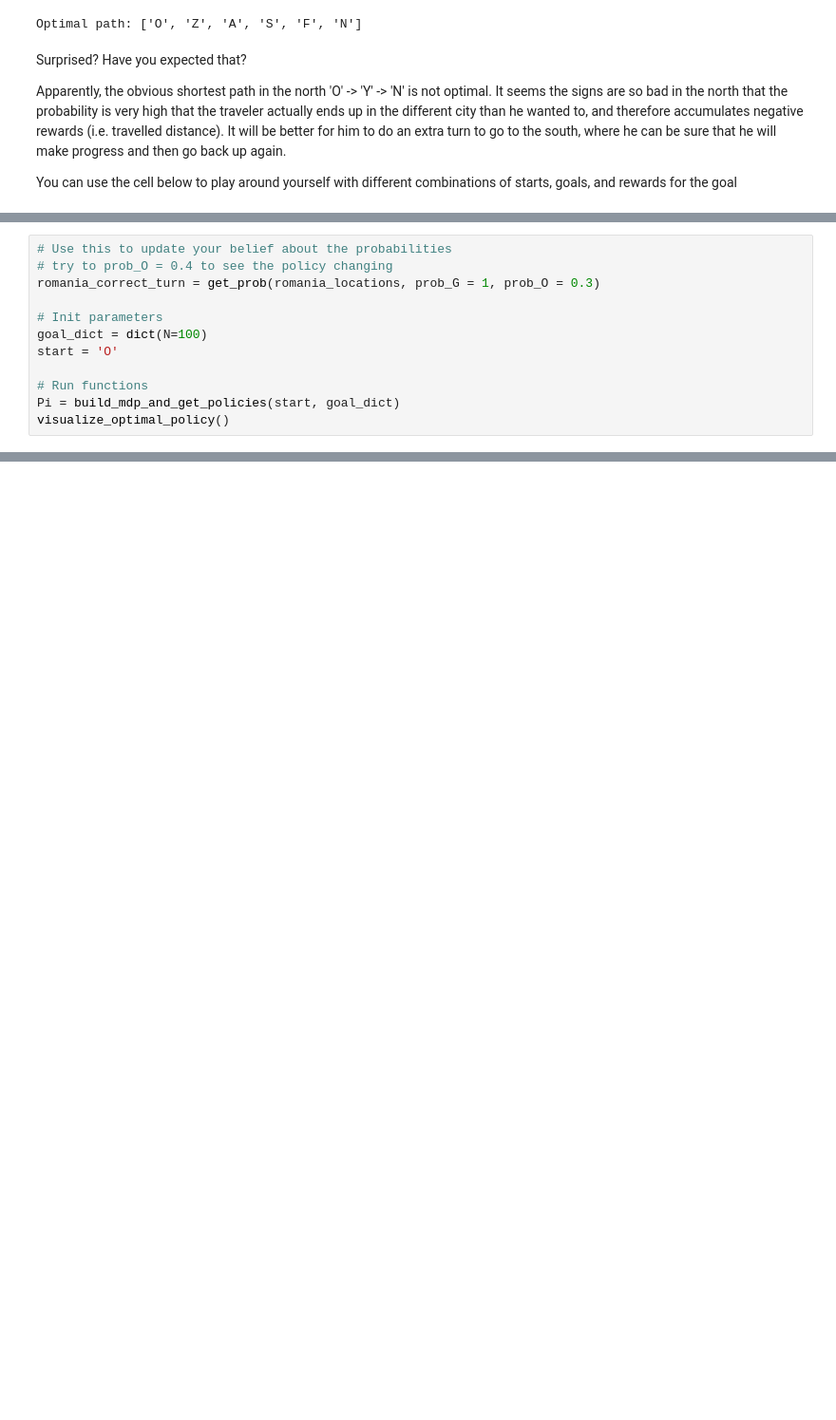
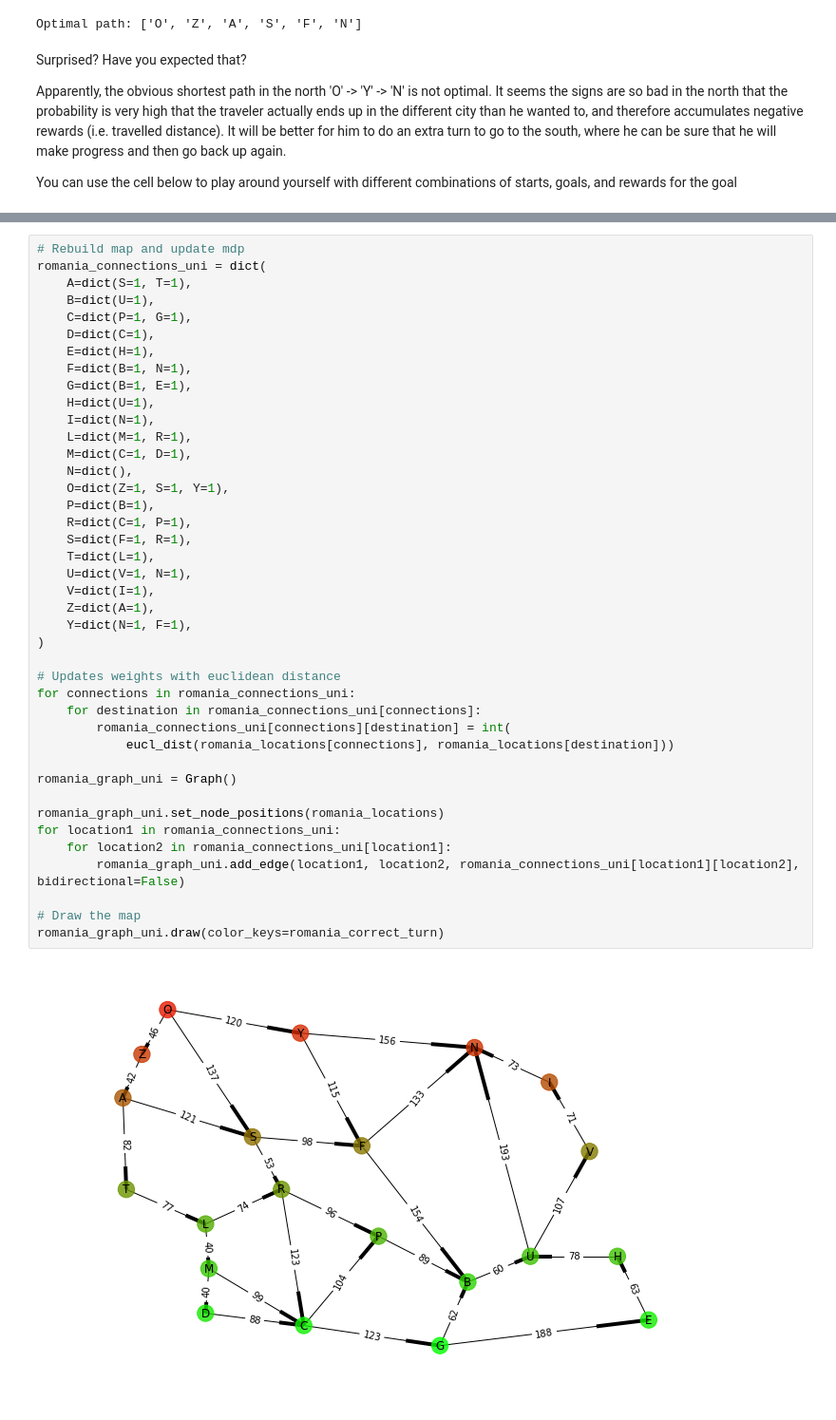
Before and after one commit to shashi/16413-project, a Jupyter notebook: part1-confused-traveler/16413 Confused traveler.ipynb, the cells around one changed output, grey strips where cells are left out. Shown: that part at 95% size. Cells and saved outputs as stored; diff of their text form; blank space fills up the shorter version.

```diff
--- a/part1-confused-traveler/16413 Confused traveler.ipynb
+++ b/part1-confused-traveler/16413 Confused traveler.ipynb
@@ -262,12 +254,0 @@ To bound the problem, you first want to find the threshold point where the trave
-# %%
-# Use this to update your belief about the probabilities
-# try to prob_O = 0.4 to see the policy changing
-romania_correct_turn = get_prob(romania_locations, prob_G = 1, prob_O = 0.3)
-
-# Init parameters
-goal_dict = dict(N=100)
-start = 'O'
-
-# Run functions
-Pi = build_mdp_and_get_policies(start, goal_dict)
-visualize_optimal_policy()
@@ -293,0 +314,43 @@ Optimal path: ['O', 'Z', 'A', 'S', 'F', 'N']
+# %%
+# Rebuild map and update mdp
+romania_connections_uni = dict(
+    A=dict(S=1, T=1),
+    B=dict(U=1),
+    C=dict(P=1, G=1),
+    D=dict(C=1),
+    E=dict(H=1),
+    F=dict(B=1, N=1),
+    G=dict(B=1, E=1),
+    H=dict(U=1),
+    I=dict(N=1),
+    L=dict(M=1, R=1),
+    M=dict(C=1, D=1),
+    N=dict(),
+    O=dict(Z=1, S=1, Y=1),
+    P=dict(B=1),
+    R=dict(C=1, P=1),
+    S=dict(F=1, R=1),
+    T=dict(L=1),
+    U=dict(V=1, N=1),
+    V=dict(I=1),
+    Z=dict(A=1),
+    Y=dict(N=1, F=1),
+)
+
+# Updates weights with euclidean distance
+for connections in romania_connections_uni:
+    for destination in romania_connections_uni[connections]:
+        romania_connections_uni[connections][destination] = int(
+            eucl_dist(romania_locations[connections], romania_locations[destination]))
+
+romania_graph_uni = Graph()
+
+romania_graph_uni.set_node_positions(romania_locations)
+for location1 in romania_connections_uni:
+    for location2 in romania_connections_uni[location1]:
+        romania_graph_uni.add_edge(location1, location2, romania_connections_uni[location1][location2], bidirectional=False)
+
+# Draw the map
+romania_graph_uni.draw(color_keys=romania_correct_turn)
+# %% [output]
+[figure, added]
```
Also changed, not shown: parts of 9 cells of this notebook, 2 other files.
